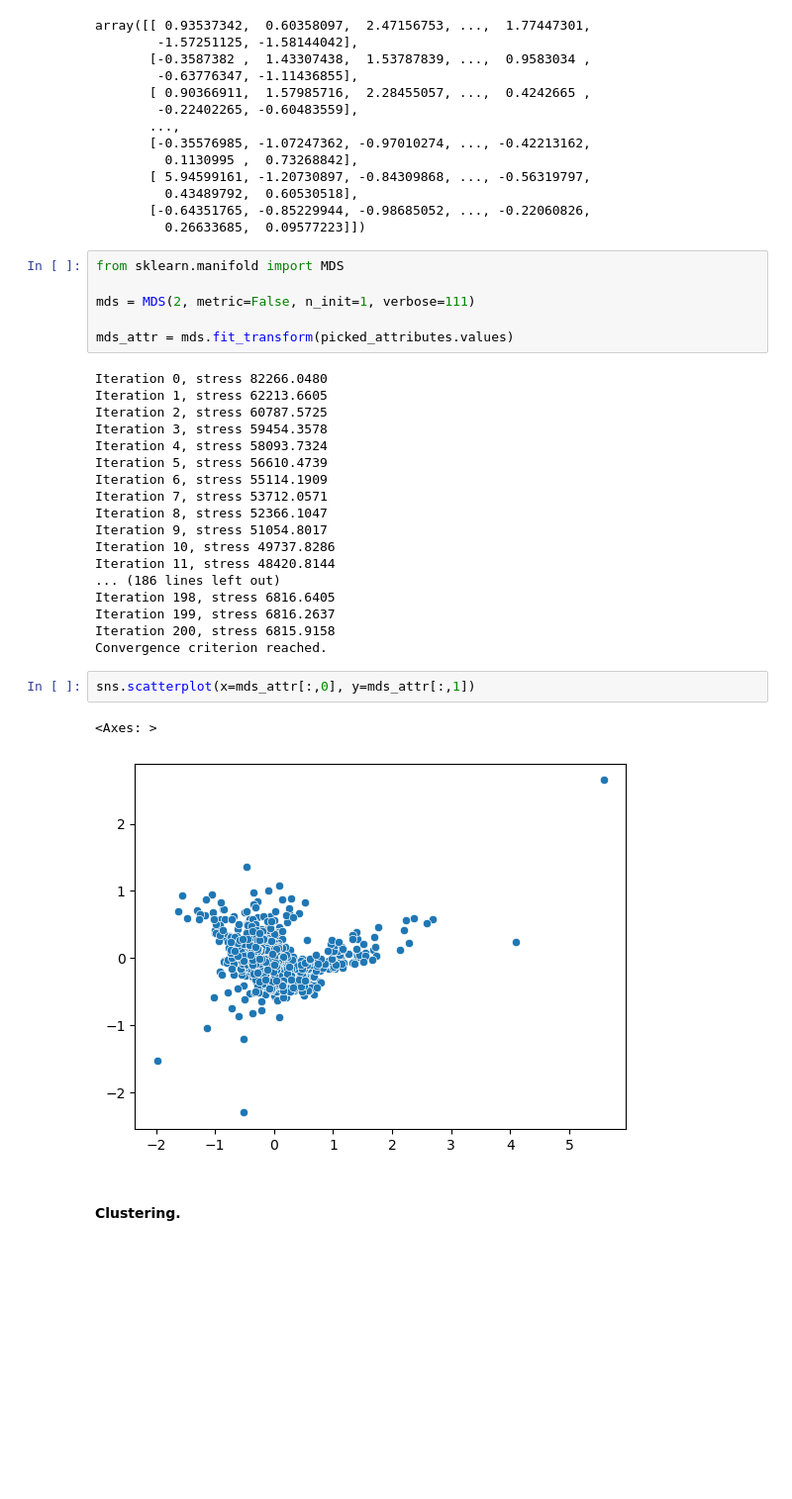
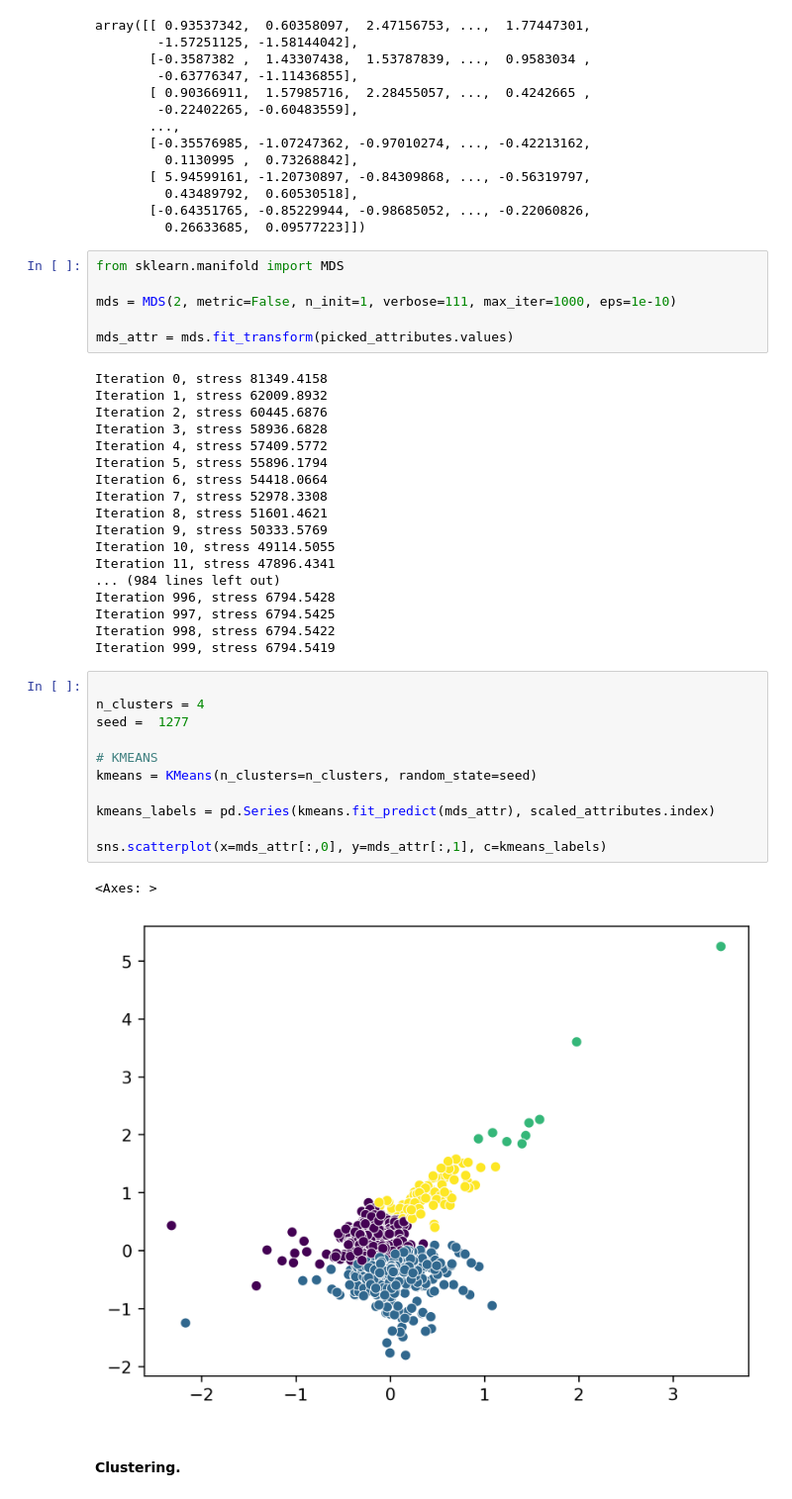
Before and after one commit to tripleUU-U/lamah-ce_lstm, a Jupyter notebook: preprocessing/make_splits.ipynb, the cells around one changed output. Shown at 99% size. Cells and saved outputs as stored; diff of their text form; blank space fills up the shorter version.

```diff
--- a/preprocessing/make_splits.ipynb
+++ b/preprocessing/make_splits.ipynb
@@ -133,32 +133,41 @@ array([[ 0.93537342,  0.60358097,  2.47156753, ...,  1.77447301,
 # %%
 from sklearn.manifold import MDS
 
-mds = MDS(2, metric=False, n_init=1, verbose=111)
+mds = MDS(2, metric=False, n_init=1, verbose=111, max_iter=1000, eps=1e-10)
 
 mds_attr = mds.fit_transform(picked_attributes.values)
 # %% [output]
-Iteration 0, stress 82266.0480
-Iteration 1, stress 62213.6605
-Iteration 2, stress 60787.5725
-Iteration 3, stress 59454.3578
-Iteration 4, stress 58093.7324
-Iteration 5, stress 56610.4739
-Iteration 6, stress 55114.1909
-Iteration 7, stress 53712.0571
-Iteration 8, stress 52366.1047
-Iteration 9, stress 51054.8017
-Iteration 10, stress 49737.8286
-Iteration 11, stress 48420.8144
-... (186 lines left out)
-Iteration 198, stress 6816.6405
-Iteration 199, stress 6816.2637
-Iteration 200, stress 6815.9158
-Convergence criterion reached.
+Iteration 0, stress 81349.4158
+Iteration 1, stress 62009.8932
+Iteration 2, stress 60445.6876
+Iteration 3, stress 58936.6828
+Iteration 4, stress 57409.5772
+Iteration 5, stress 55896.1794
+Iteration 6, stress 54418.0664
+Iteration 7, stress 52978.3308
+Iteration 8, stress 51601.4621
+Iteration 9, stress 50333.5769
+Iteration 10, stress 49114.5055
+Iteration 11, stress 47896.4341
+... (984 lines left out)
+Iteration 996, stress 6794.5428
+Iteration 997, stress 6794.5425
+Iteration 998, stress 6794.5422
+Iteration 999, stress 6794.5419
 # %%
-sns.scatterplot(x=mds_attr[:,0], y=mds_attr[:,1])
+
+n_clusters = 4
+seed =  1277
+
+# KMEANS
+kmeans = KMeans(n_clusters=n_clusters, random_state=seed)
+
+kmeans_labels = pd.Series(kmeans.fit_predict(mds_attr), scaled_attributes.index)
+
+sns.scatterplot(x=mds_attr[:,0], y=mds_attr[:,1], c=kmeans_labels)
 # %% [output]
 <Axes: >
-[figure, old version]
+[figure, new version]
 # %% [markdown]
 #### Clustering.
 # %%
```
Also changed, not shown: parts of 1 cell of this notebook, 12 other files.
